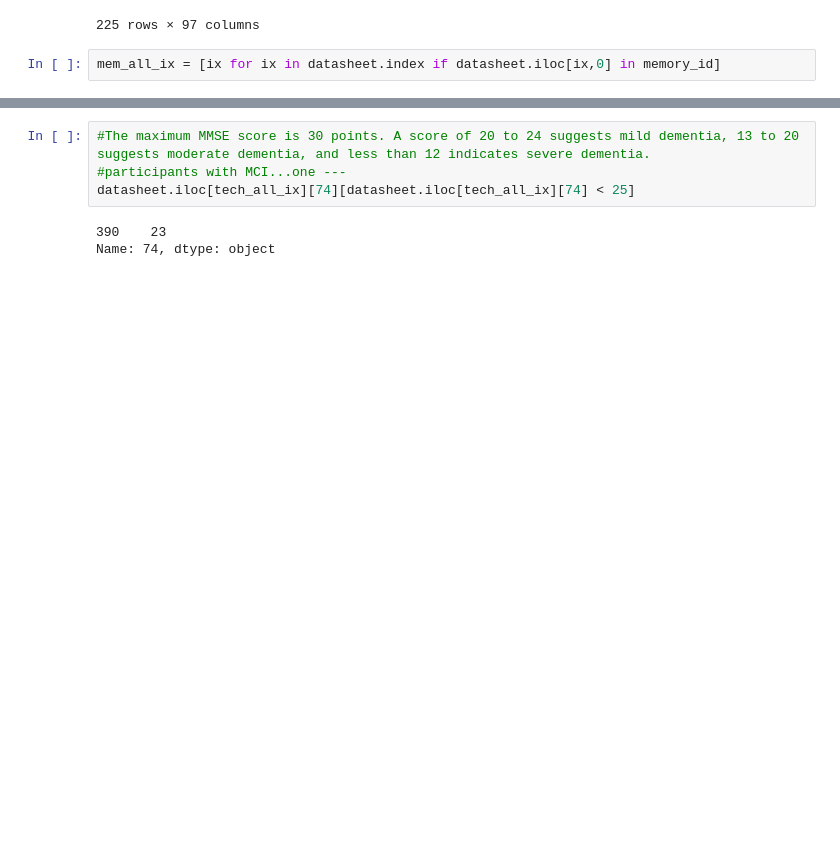
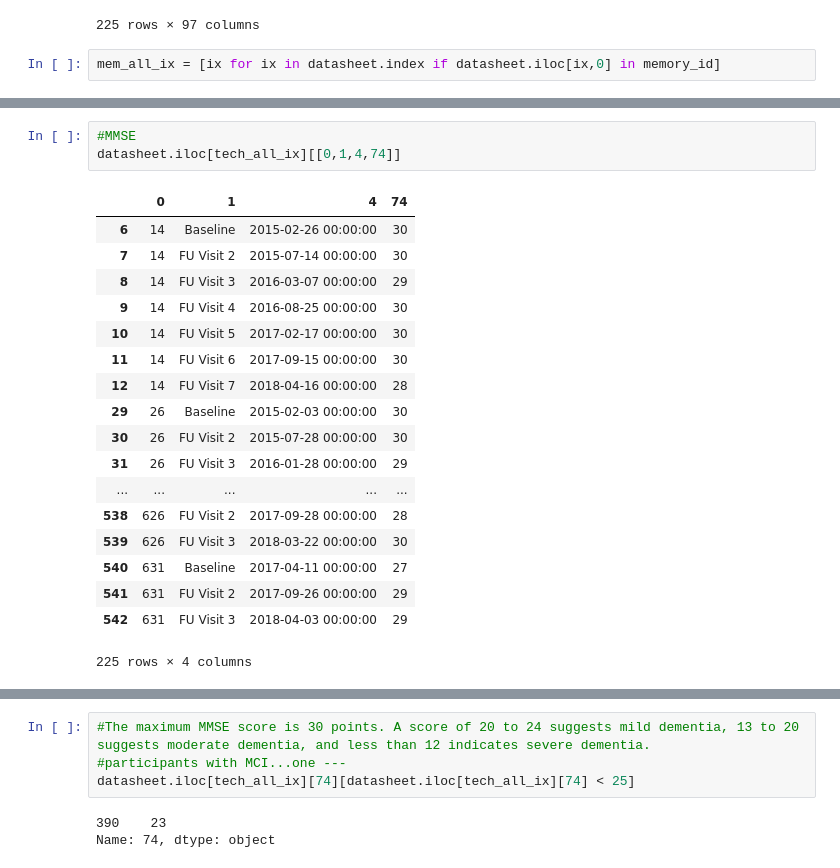
Before and after one commit to trallen91/Trace, a Jupyter notebook: CogScores.ipynb, the cells around one changed output, grey strips where cells are left out. Saved outputs shown, nothing was run; the diff lists cells and outputs as text; blank space fills up the shorter version.

```diff
--- a/CogScores.ipynb
+++ b/CogScores.ipynb
@@ -142,0 +205,22 @@ datasheet.iloc[mem_all_ix]
+# %%
+#MMSE
+datasheet.iloc[tech_all_ix][[0,1,4,74]]
+# %% [output]
+|  | 0 | 1 | 4 | 74 |
+| 6 | 14 | Baseline | 2015-02-26 00:00:00 | 30 |
+| 7 | 14 | FU Visit 2 | 2015-07-14 00:00:00 | 30 |
+| 8 | 14 | FU Visit 3 | 2016-03-07 00:00:00 | 29 |
+| 9 | 14 | FU Visit 4 | 2016-08-25 00:00:00 | 30 |
+| 10 | 14 | FU Visit 5 | 2017-02-17 00:00:00 | 30 |
+| 11 | 14 | FU Visit 6 | 2017-09-15 00:00:00 | 30 |
+| 12 | 14 | FU Visit 7 | 2018-04-16 00:00:00 | 28 |
+| 29 | 26 | Baseline | 2015-02-03 00:00:00 | 30 |
+| 30 | 26 | FU Visit 2 | 2015-07-28 00:00:00 | 30 |
+| 31 | 26 | FU Visit 3 | 2016-01-28 00:00:00 | 29 |
+| ... | ... | ... | ... | ... |
+| 538 | 626 | FU Visit 2 | 2017-09-28 00:00:00 | 28 |
+| 539 | 626 | FU Visit 3 | 2018-03-22 00:00:00 | 30 |
+| 540 | 631 | Baseline | 2017-04-11 00:00:00 | 27 |
+| 541 | 631 | FU Visit 2 | 2017-09-26 00:00:00 | 29 |
+| 542 | 631 | FU Visit 3 | 2018-04-03 00:00:00 | 29 |
+225 rows × 4 columns
```
Also changed, not shown: parts of 133 cells of this notebook.
